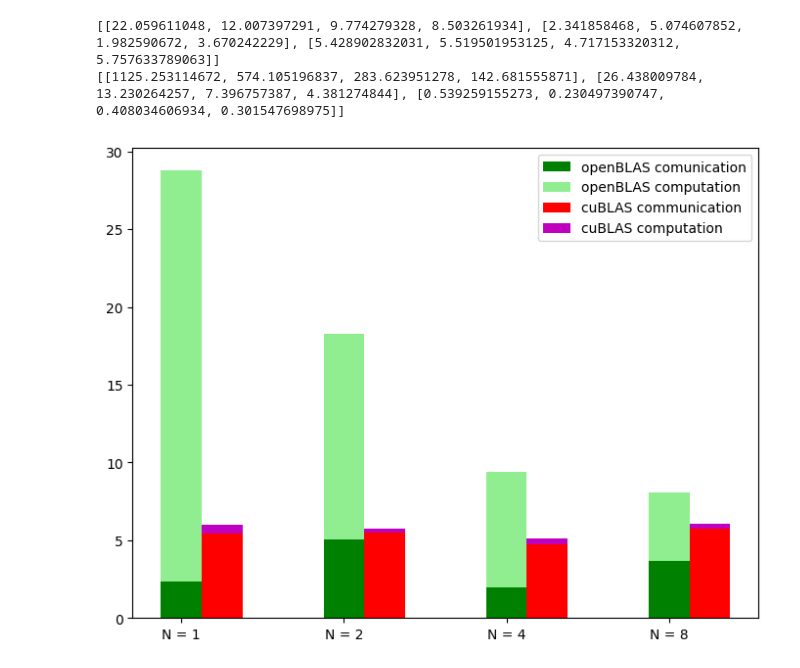
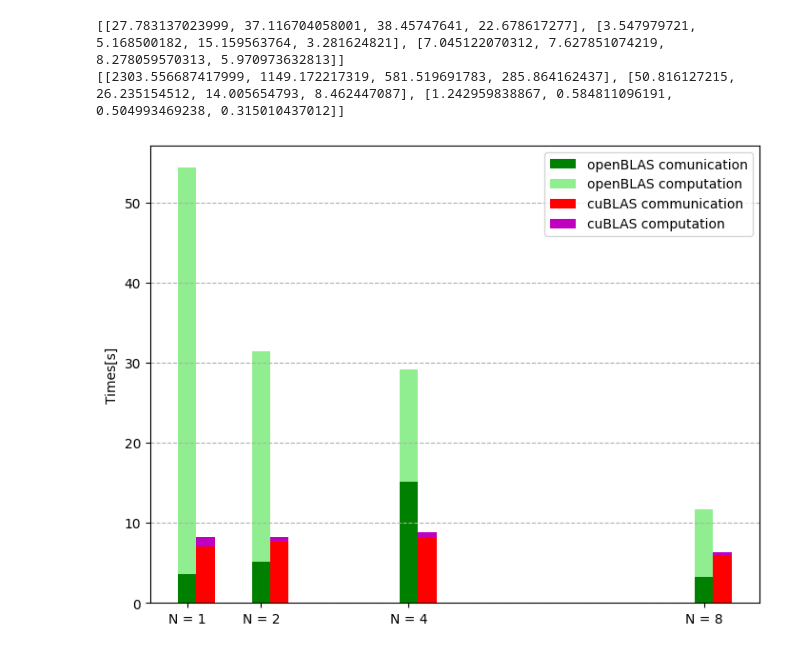
Before and after one commit to RodTol/HPC_part_2, a Jupyter notebook: matrix_mult/notebook.ipynb, the cells around one changed output. Cells and saved outputs as stored; diff of their text form; code cells hidden in the pictures.

```diff
--- a/matrix_mult/notebook.ipynb
+++ b/matrix_mult/notebook.ipynb
@@ -178,39 +179,41 @@ def scalability(vector_df):
         compute_time = calc_compute_time(i)
         name = calc_name(i)
         for j in range(len(name)):
-            if(name[j]==20000):
+            if(name[j]==25000):
                 comm_time_1.append(comm_time[0][j])
                 comm_time_2.append(comm_time[1][j])
                 comm_time_3.append(comm_time[2][j])
 
                 compute_time_1.append(compute_time[0][j])
                 compute_time_2.append(compute_time[1][j])
                 compute_time_3.append(compute_time[2][j])
 
     comm_time_accros = [comm_time_1,comm_time_2, comm_time_3]
     compute_time_accros = [compute_time_1, compute_time_2, compute_time_3]
     print(comm_time_accros)
     print(compute_time_accros)
 
-    X = np.arange(len(comm_time_accros[0]))
+    #X = np.arange(len(comm_time_accros[0]))
+    X = np.array([1,2,4,8])
     fig = plt.figure()
     ax = fig.add_axes([0,0,1,1])
     #ax.bar(X + 0.00, comm_time_accros[0], color = 'b', width = 0.25)
     #ax.bar(X + 0.00, compute_time_accros[0], bottom=comm_time_accros[0], color = 'c', width = 0.25)
 
     ax.bar(X + 0.25, comm_time_accros[1], color = 'g', width = 0.25)
     ax.bar(X + 0.25, compute_time_accros[1], bottom=comm_time_accros[1], color = 'LightGreen', width = 0.25)
 
     ax.bar(X + 0.50, comm_time_accros[2], color = 'r', width = 0.25)
     ax.bar(X + 0.50, compute_time_accros[2], bottom=comm_time_accros[2], color = 'm', width = 0.25)
 
+    ax.set_ylabel('Times[s]')
     ax.set_xticks(X+0.25, ('N = 1', 'N = 2', 'N = 4', 'N = 8'))
     ax.legend(labels=['openBLAS comunication', 'openBLAS computation', 'cuBLAS communication',  'cuBLAS computation'])
-
+    ax.grid(linestyle = '--', axis = 'y')
     plt.show()
 
 scalability(data_frames)
 # %% [output]
-[[22.059611048, 12.007397291, 9.774279328, 8.503261934], [2.341858468, 5.074607852, 1.982590672, 3.670242229], [5.428902832031, 5.519501953125, 4.717153320312, 5.757633789063]]
-[[1125.253114672, 574.105196837, 283.623951278, 142.681555871], [26.438009784, 13.230264257, 7.396757387, 4.381274844], [0.539259155273, 0.230497390747, 0.408034606934, 0.301547698975]]
+[[27.783137023999, 37.116704058001, 38.45747641, 22.678617277], [3.547979721, 5.168500182, 15.159563764, 3.281624821], [7.045122070312, 7.627851074219, 8.278059570313, 5.970973632813]]
+[[2303.556687417999, 1149.172217319, 581.519691783, 285.864162437], [50.816127215, 26.235154512, 14.005654793, 8.462447087], [1.242959838867, 0.584811096191, 0.504993469238, 0.315010437012]]
-[figure, old version]
+[figure, new version]
```
Also changed, not shown: parts of 2 cells of this notebook, 8 other files.
